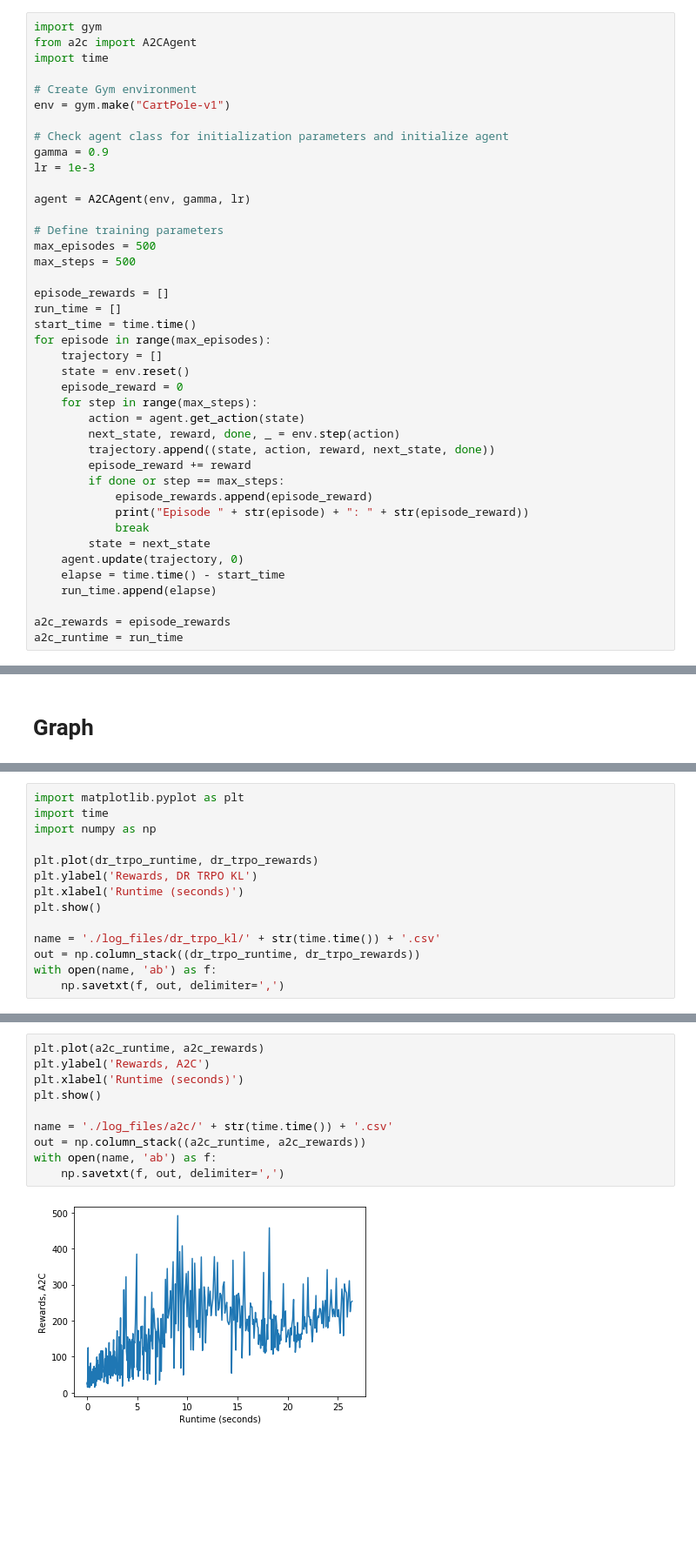
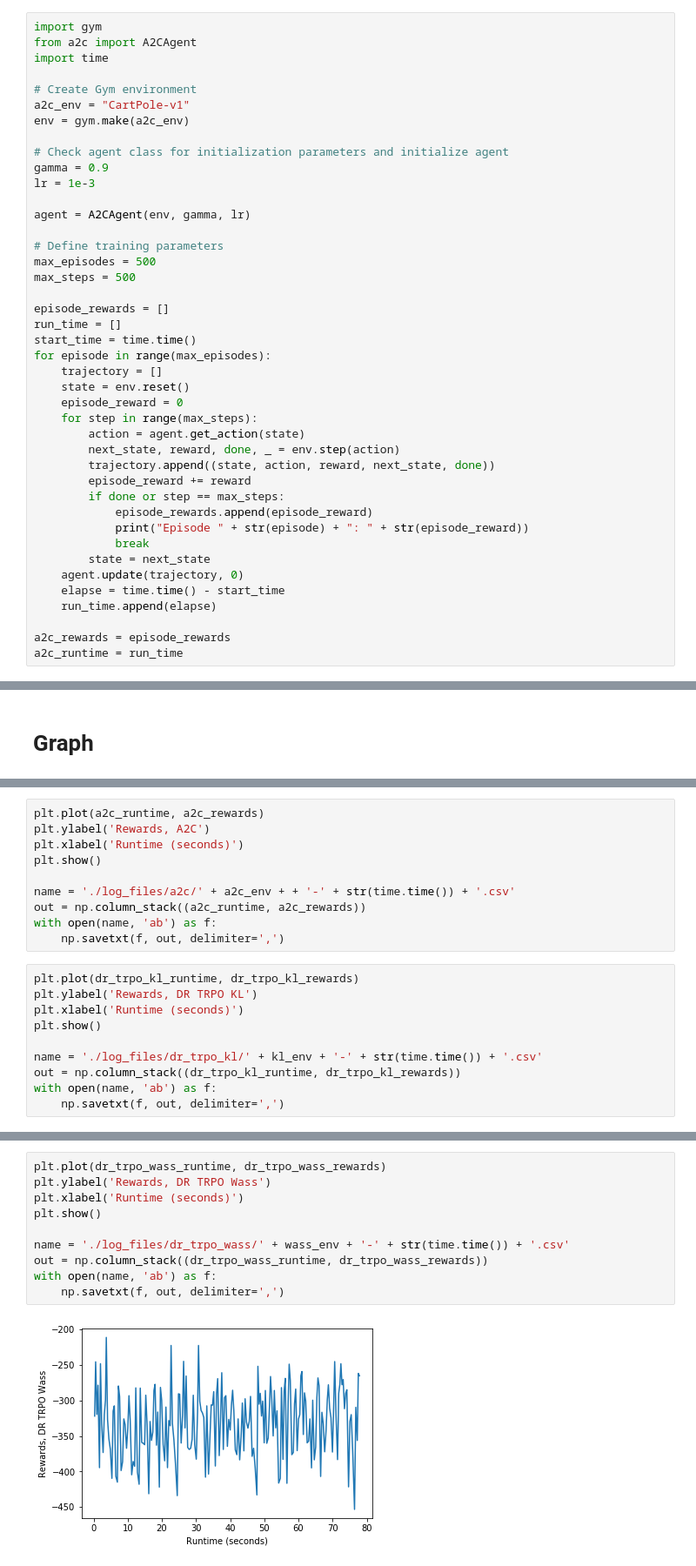
Before and after one commit to kadysongbb/dr-trpo, a Jupyter notebook: discrete_action/train_dr_trpo.ipynb, the cells around one changed output, grey strips where cells are left out. Shown: that part at 87% size. Saved outputs shown, nothing was run; the diff lists cells and outputs as text; blank space fills up the shorter version.

```diff
--- a/discrete_action/train_dr_trpo.ipynb
+++ b/discrete_action/train_dr_trpo.ipynb
@@ -6,7 +6,8 @@ from a2c import A2CAgent
 import time
 
 # Create Gym environment
-env = gym.make("CartPole-v1")
+a2c_env = "CartPole-v1"
+env = gym.make(a2c_env)
 
 # Check agent class for initialization parameters and initialize agent
 gamma = 0.9
@@ -144,14 +197,20 @@ Episode 799: 320.0
+# %%
+plt.plot(a2c_runtime, a2c_rewards)
+plt.ylabel('Rewards, A2C')
+plt.xlabel('Runtime (seconds)')
+plt.show()
+
+name = './log_files/a2c/' + a2c_env + + '-' + str(time.time()) + '.csv'
+out = np.column_stack((a2c_runtime, a2c_rewards))
+with open(name, 'ab') as f:
+    np.savetxt(f, out, delimiter=',')
 # %%
-import matplotlib.pyplot as plt
-import time
-import numpy as np
-
-plt.plot(dr_trpo_runtime, dr_trpo_rewards)
+plt.plot(dr_trpo_kl_runtime, dr_trpo_kl_rewards)
 plt.ylabel('Rewards, DR TRPO KL')
 plt.xlabel('Runtime (seconds)')
 plt.show()
 
-name = './log_files/dr_trpo_kl/' + str(time.time()) + '.csv'
-out = np.column_stack((dr_trpo_runtime, dr_trpo_rewards))
+name = './log_files/dr_trpo_kl/' + kl_env + '-' + str(time.time()) + '.csv'
+out = np.column_stack((dr_trpo_kl_runtime, dr_trpo_kl_rewards))
 with open(name, 'ab') as f:
     np.savetxt(f, out, delimiter=',')
@@ -160,12 +217,12 @@ with open(name, 'ab') as f:
 # %%
-plt.plot(a2c_runtime, a2c_rewards)
-plt.ylabel('Rewards, A2C')
+plt.plot(dr_trpo_wass_runtime, dr_trpo_wass_rewards)
+plt.ylabel('Rewards, DR TRPO Wass')
 plt.xlabel('Runtime (seconds)')
 plt.show()
 
-name = './log_files/a2c/' + str(time.time()) + '.csv'
-out = np.column_stack((a2c_runtime, a2c_rewards))
+name = './log_files/dr_trpo_wass/' + wass_env + '-' + str(time.time()) + '.csv'
+out = np.column_stack((dr_trpo_wass_runtime, dr_trpo_wass_rewards))
 with open(name, 'ab') as f:
     np.savetxt(f, out, delimiter=',')
 # %% [output]
-[figure, old version]
+[figure, new version]
```
Also changed, not shown: parts of 6 cells of this notebook, 11 other files.
